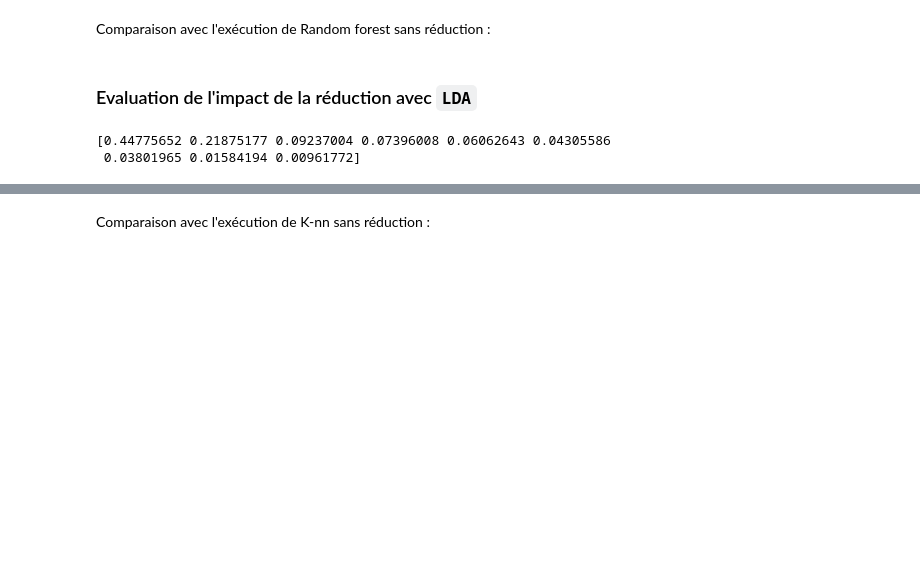
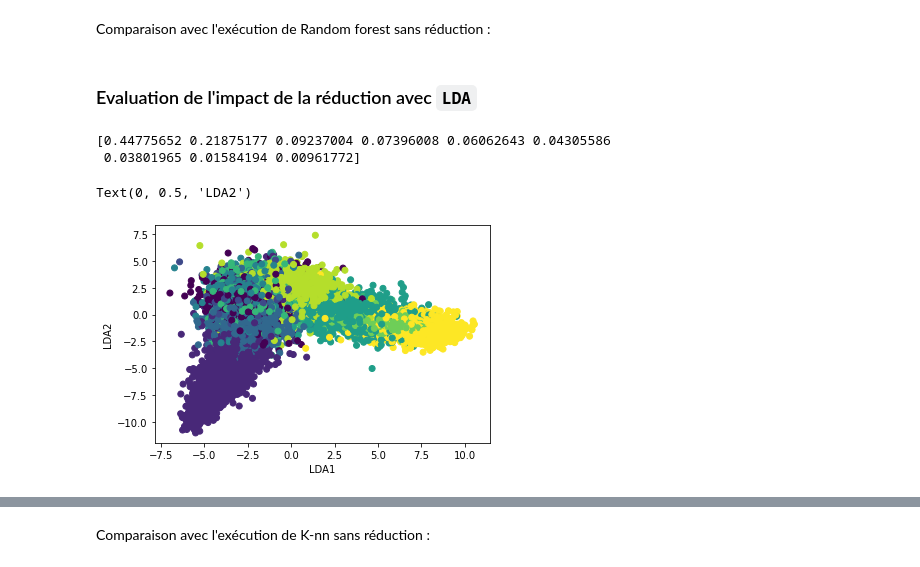
Before and after one commit to charles66820/CREMIfiles, a Jupyter notebook: acid/project/Gr5-Semeteys_Amandine-Desire_Quentin-Goedefroit_Charles.ipynb, the cells around one changed output, grey strips where cells are left out. Drawn from its saved outputs; the diff is of its cells as text; code cells hidden in the pictures; blank space fills up the shorter version.

```diff
--- a/acid/project/Gr5-Semeteys_Amandine-Desire_Quentin-Goedefroit_Charles.ipynb
+++ b/acid/project/Gr5-Semeteys_Amandine-Desire_Quentin-Goedefroit_Charles.ipynb
@@ -383,6 +393,13 @@ X_test_lda = X_lda[nbTrain:]
 # %% [output]
 [0.44775652 0.21875177 0.09237004 0.07396008 0.06062643 0.04305586
  0.03801965 0.01584194 0.00961772]
+# %%
+plt.scatter(X_lda[:, 0], X_lda[:, 1], c=Y)
+plt.xlabel('LDA1')
+plt.ylabel('LDA2')
+# %% [output]
+Text(0, 0.5, 'LDA2')
+[figure, added]
 # %%
 # Execution of K-nn on reduced data
 for k in range (1, 6):
```
Also changed, not shown: parts of 16 cells of this notebook.
